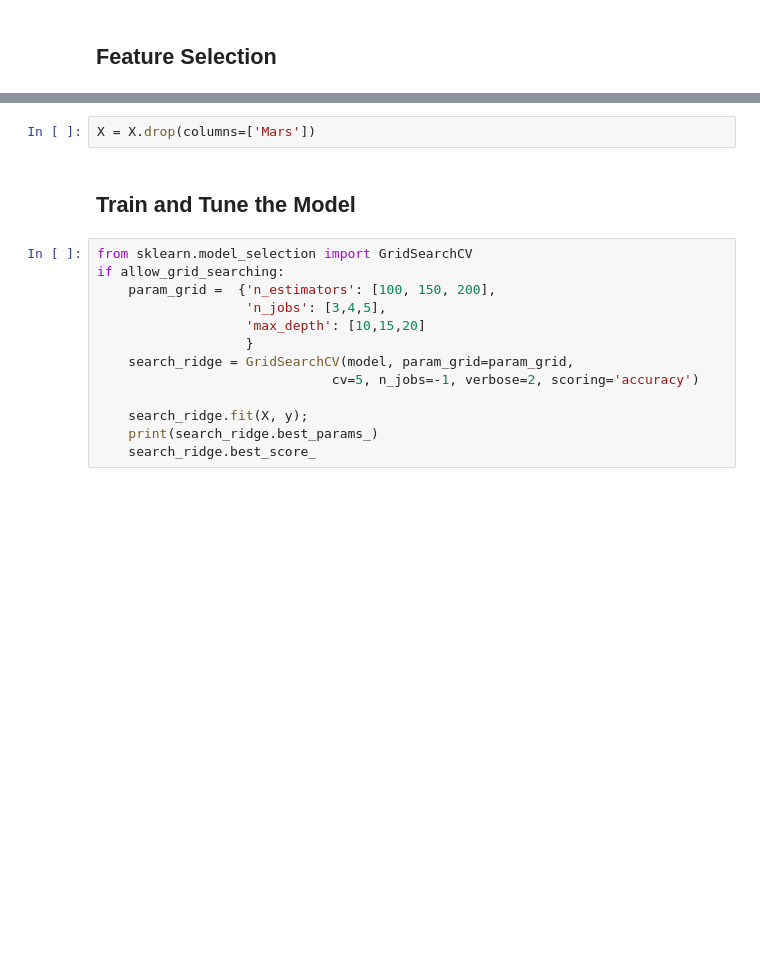
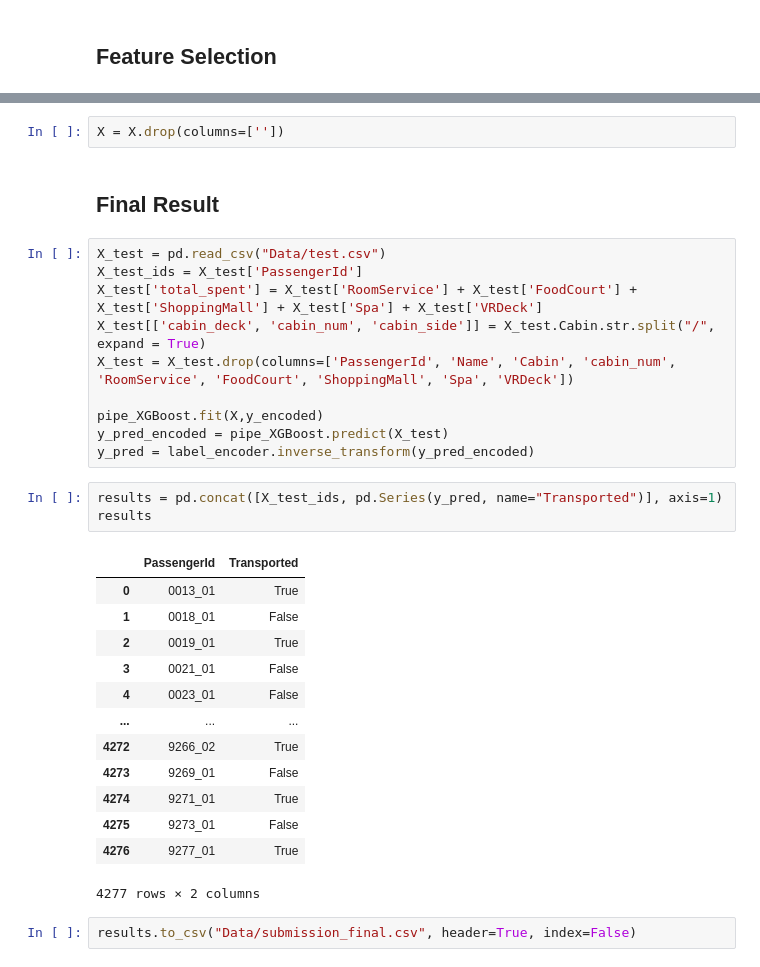
Before and after one commit to Tomateau/spaceship-titanic, a Jupyter notebook: Spaceship_Titanic.ipynb, the cells around one changed output, grey strips where cells are left out. Saved outputs shown, nothing was run; the diff lists cells and outputs as text; blank space fills up the shorter version.

Commit message:
first submission

```diff
--- a/Spaceship_Titanic.ipynb
+++ b/Spaceship_Titanic.ipynb
@@ -378,17 +488,33 @@ importance_df.sort_values(by="score decrease", ascending = False)
 # %%
-X = X.drop(columns=['Mars'])
+X = X.drop(columns=[''])
-# %% [markdown]
-## Train and Tune the Model
-# %%
-from sklearn.model_selection import GridSearchCV
-if allow_grid_searching:
-    param_grid =  {'n_estimators': [100, 150, 200],
-                   'n_jobs': [3,4,5],
-                   'max_depth': [10,15,20]
-                   }
-    search_ridge = GridSearchCV(model, param_grid=param_grid,
-                              cv=5, n_jobs=-1, verbose=2, scoring='accuracy')
-
-    search_ridge.fit(X, y);
-    print(search_ridge.best_params_)
-    search_ridge.best_score_
+# %% [markdown]
+## Final Result
+# %%
+X_test = pd.read_csv("Data/test.csv")
+X_test_ids = X_test['PassengerId']
+X_test['total_spent'] = X_test['RoomService'] + X_test['FoodCourt'] + X_test['ShoppingMall'] + X_test['Spa'] + X_test['VRDeck']
+X_test[['cabin_deck', 'cabin_num', 'cabin_side']] = X_test.Cabin.str.split("/", expand = True)
+X_test = X_test.drop(columns=['PassengerId', 'Name', 'Cabin', 'cabin_num', 'RoomService', 'FoodCourt', 'ShoppingMall', 'Spa', 'VRDeck'])
+
+pipe_XGBoost.fit(X,y_encoded)
+y_pred_encoded = pipe_XGBoost.predict(X_test)
+y_pred = label_encoder.inverse_transform(y_pred_encoded)
+# %%
+results = pd.concat([X_test_ids, pd.Series(y_pred, name="Transported")], axis=1)
+results
+# %% [output]
+|  | PassengerId | Transported |
+| 0 | 0013_01 | True |
+| 1 | 0018_01 | False |
+| 2 | 0019_01 | True |
+| 3 | 0021_01 | False |
+| 4 | 0023_01 | False |
+| ... | ... | ... |
+| 4272 | 9266_02 | True |
+| 4273 | 9269_01 | False |
+| 4274 | 9271_01 | True |
+| 4275 | 9273_01 | False |
+| 4276 | 9277_01 | True |
+4277 rows × 2 columns
+# %%
+results.to_csv("Data/submission_final.csv", header=True, index=False)
```
Also changed, not shown: parts of 30 cells of this notebook.
